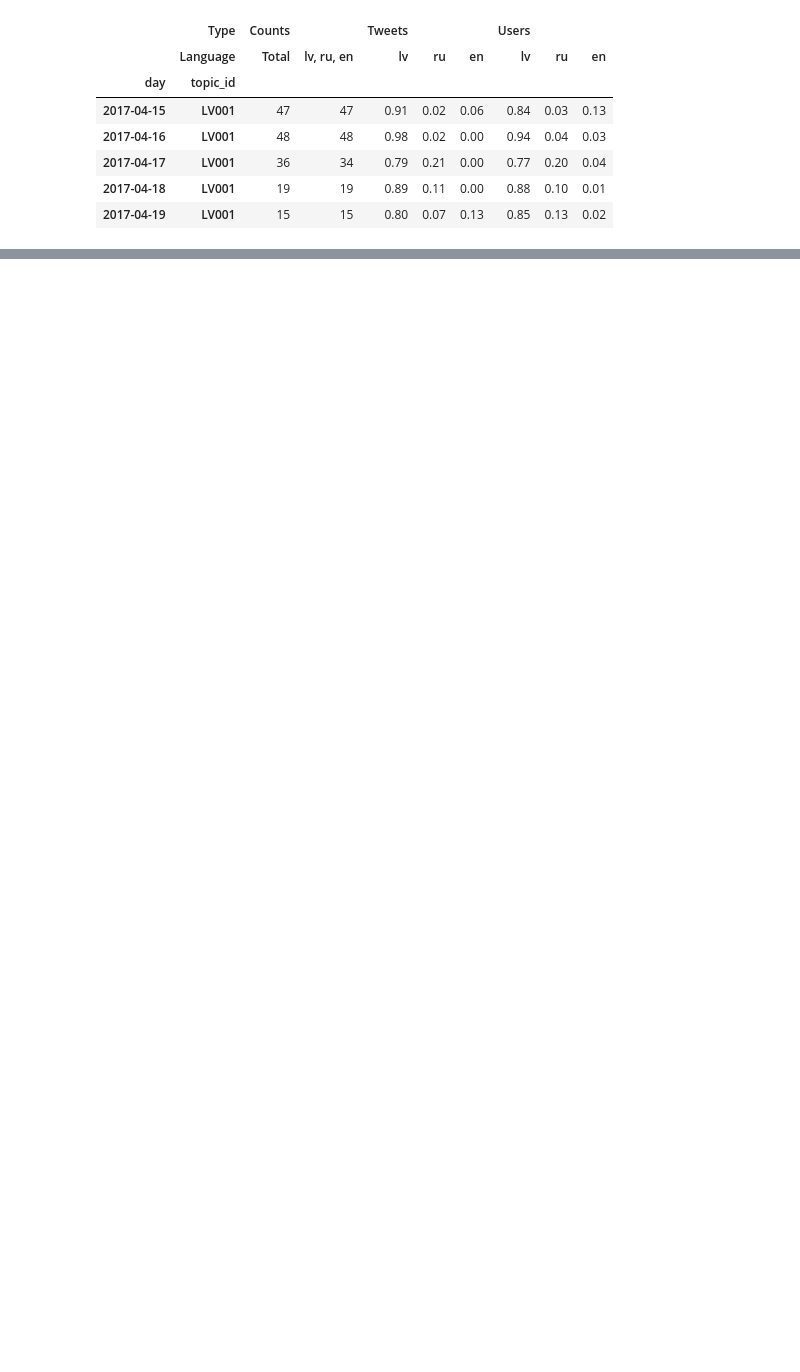
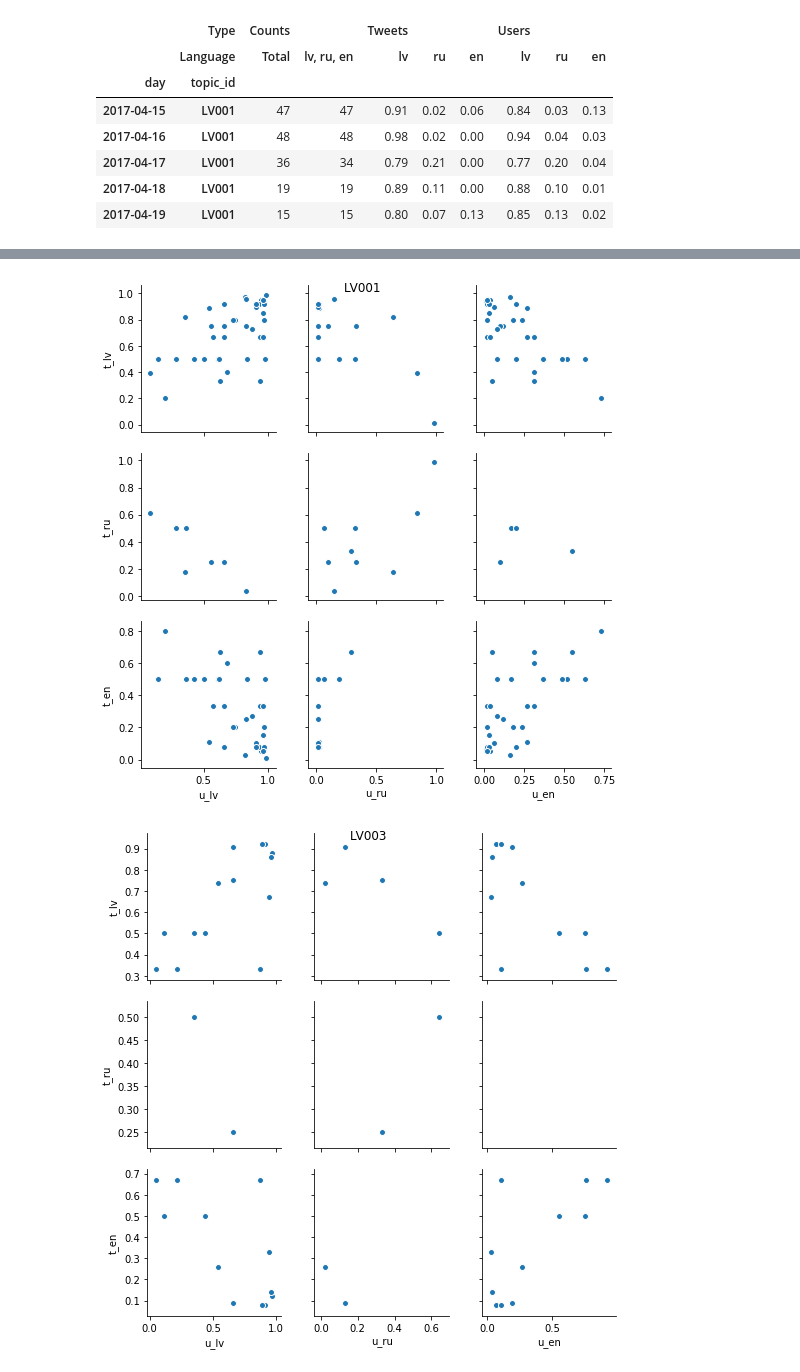
Before and after one commit to dimazest/2018-lv2, a Jupyter notebook: supplement/notebook.ipynb, the cells around one changed output, grey strips where cells are left out. Cells and saved outputs as stored; diff of their text form; code cells hidden in the pictures; blank space fills up the shorter version.

```diff
--- a/supplement/notebook.ipynb
+++ b/supplement/notebook.ipynb
@@ -205,0 +283,24 @@ _ = relevance_judgments_lang_pref_by_day.loc[(slice(None), 'LV005'), :].reset_in
+# %%
+for topic in (
+    'LV001',
+    'LV003',
+    'LV005',
+    'LV006', 'LV007', 'LV008', 'LV009'
+):
+
+    g = sns.pairplot(
+        x_vars=[
+            'u_lv', 'u_ru', 'u_en'
+        ],
+        y_vars=[
+            't_lv', 't_ru', 't_en'
+        ],
+        data=relevance_judgments_lang_pref_by_user.loc[topic].replace({0: np.nan, 1: np.nan}),
+        kind='scatter',
+    )
+
+    g.fig.suptitle(topic)
+    g.fig.savefig(f'lang_perf_by_user_{topic}.pdf')
+# %% [output]
+[figure, added]
+[figure, added]
```
Also changed, not shown: parts of 17 cells of this notebook, 2 other files.
